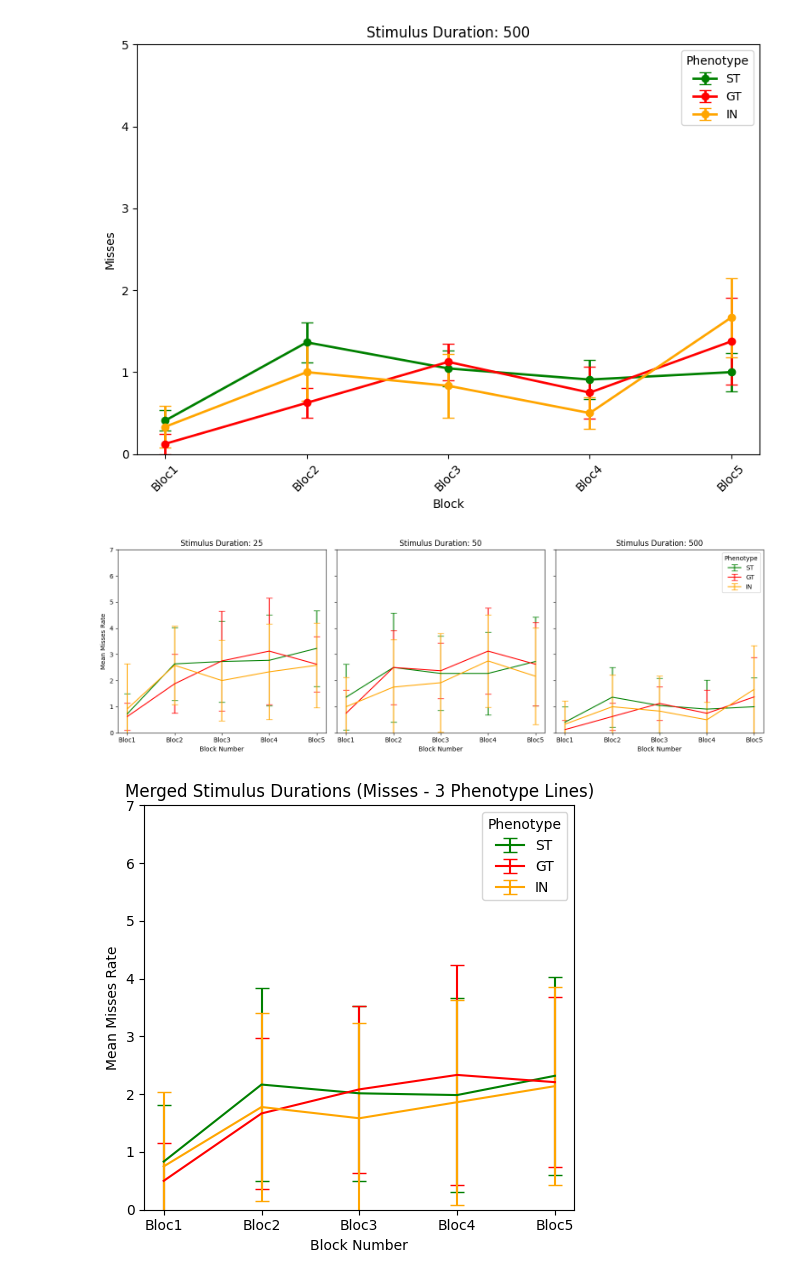
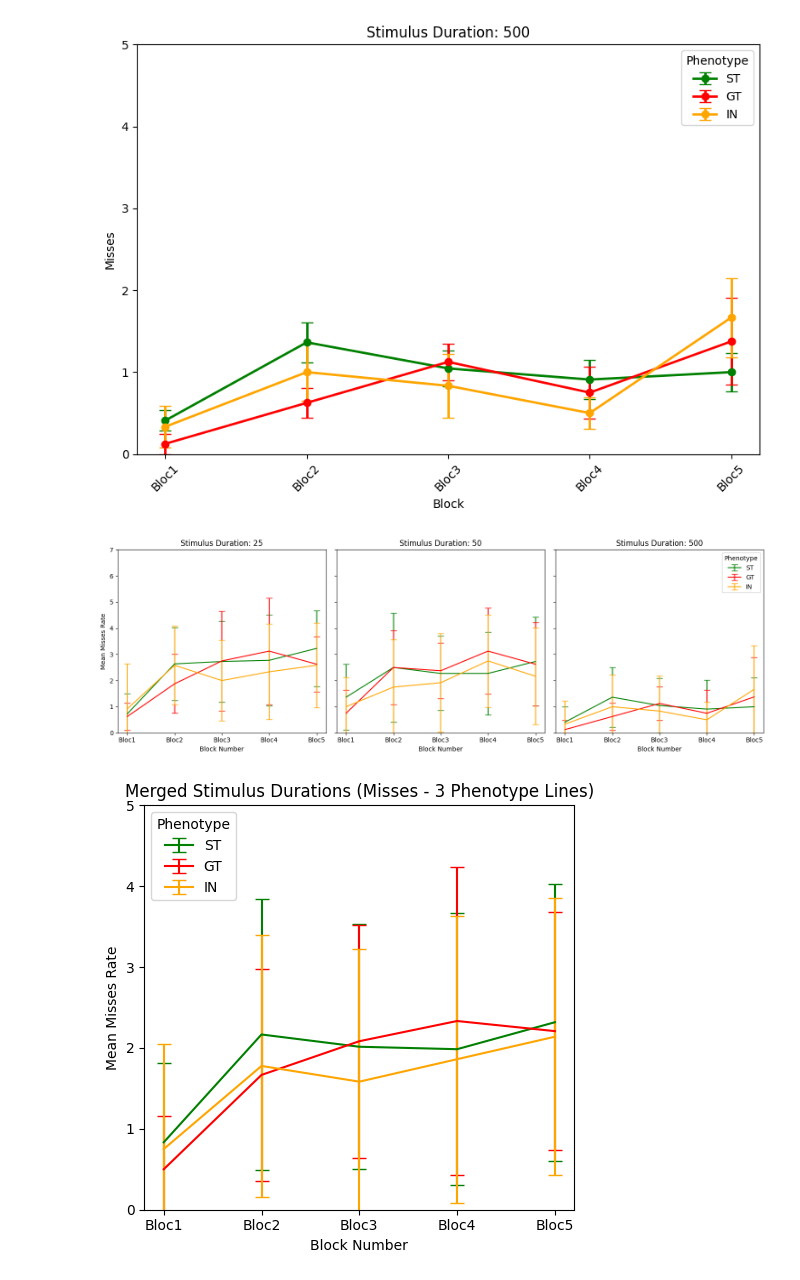
Before and after one commit to Frederichg/NoemieSFN, a Jupyter notebook: DATA/Sat7HL_misses.ipynb, the cells around one changed output. Saved outputs shown, nothing was run; the diff lists cells and outputs as text; code cells hidden in the pictures.

```diff
--- a/DATA/Sat7HL_misses.ipynb
+++ b/DATA/Sat7HL_misses.ipynb
@@ -205,32 +205,32 @@ axes[0].set_ylabel('Mean Misses Rate')
 plt.legend(title='Phenotype')
 
 # Show the side-by-side plots for MISS
 plt.tight_layout()
 plt.show()
 
 # Now, let's generate the merged plot (all stimulus durations combined) for MISS
 
 # Group by Block_Number and Phenotype to merge across stimulus durations for MISS
 merged_data_miss = tidy_filtered.groupby(['Block_Number', 'Phenotype']).agg(
     mean_miss=('MISS', 'mean'),
     std_miss=('MISS', 'std')
 ).reset_index()
 
 # Plot the merged data with mean and std across all stimulus durations for MISS
 plt.figure(figsize=(5, 5))
 
 for phenotype in phenotypes:
     data = merged_data_miss[merged_data_miss['Phenotype'] == phenotype]
     plt.errorbar(data['Block_Number'], data['mean_miss'], yerr=data['std_miss'],
                  label=phenotype, color=phenotype_colors[phenotype], capsize=5)
 
 plt.title('Merged Stimulus Durations (Misses - 3 Phenotype Lines)')
 plt.xlabel('Block Number')
 plt.ylabel('Mean Misses Rate')
-plt.ylim(y_min_miss, y_max_miss)
+plt.ylim(0, 5)#(y_min_miss, y_max_miss)
 plt.legend(title='Phenotype')
 plt.tight_layout()
 plt.show()
 # %% [output]
 [figure]
-[figure, old version]
+[figure, new version]
```
Also changed, not shown: 5 other files.
